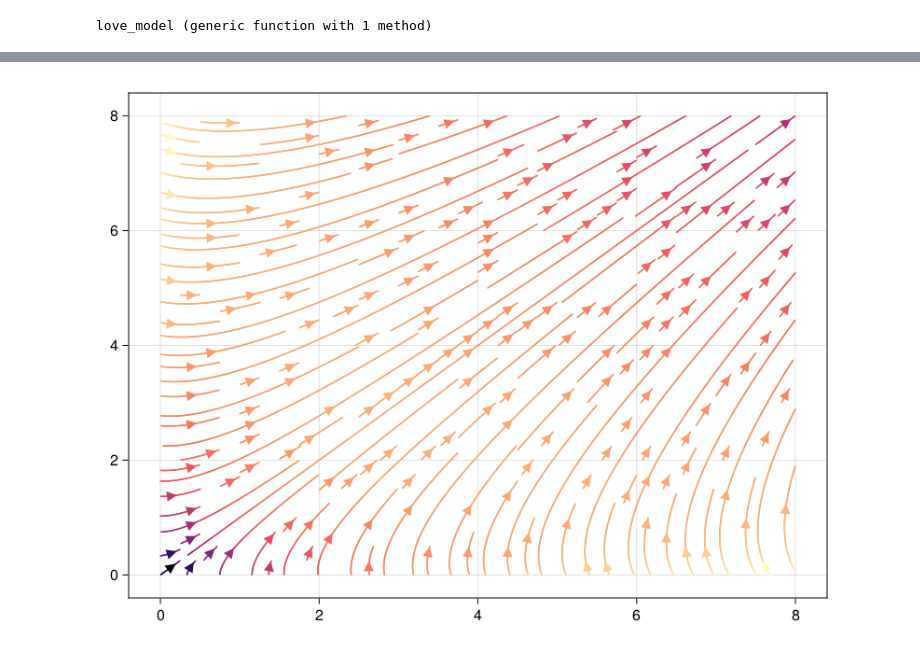
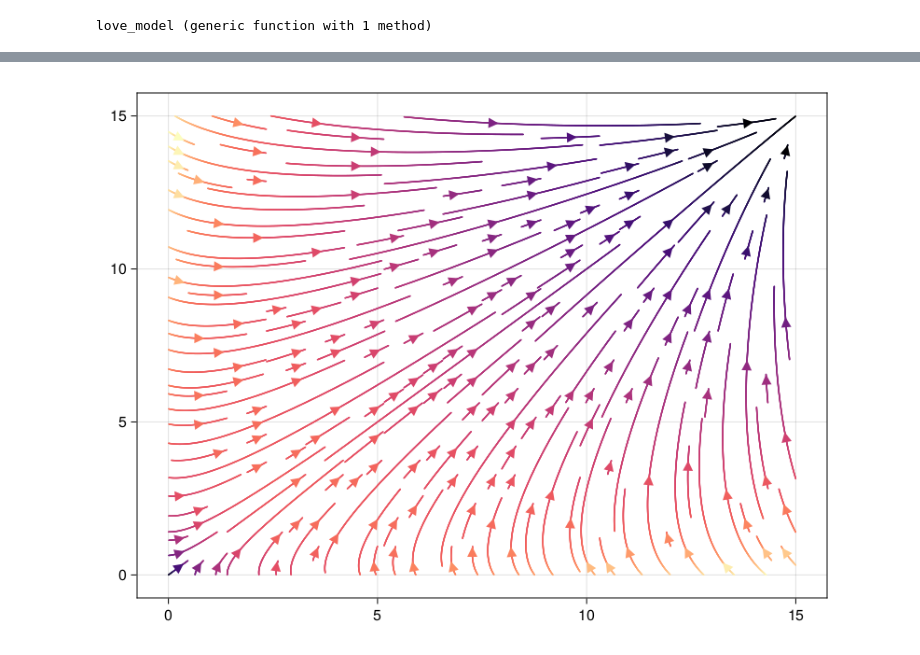
Before and after one commit to colinpcurtis/math142-project, a Jupyter notebook: SecureLovers.ipynb, the cells around one changed output, grey strips where cells are left out. Cells and saved outputs as stored; diff of their text form; code cells hidden in the pictures.

```diff
--- a/SecureLovers.ipynb
+++ b/SecureLovers.ipynb
@@ -51,24 +52,24 @@ plot(sol, linewidth=2, title ="Lover's Attraction vs Time", xaxis = "Time",
 # %%
 using CairoMakie
 
 
 struct LoveModelParams{T}
     A_1::T
     A_2::T
     alpha::T
     rho::T
     K::T
 end
 
 P = LoveModelParams(1., 1., 1., 1., 15.)
 
 f(u, P::LoveModelParams) = Point2f(
     - P.alpha * u[1] + P.rho * P.A_2 + P.K * R(u[2]),
     - P.alpha * u[2] + P.rho * P.A_1 + P.K * R(u[1])
 )
 
 f(x) = f(x, P)
 
-streamplot(f, 0..8., 0..8., colormap=:magma)
+streamplot(f, 0..15., 0..15., colormap=:magma)
 # %% [output]
-[figure, old version]
+[figure, new version]
```
Also changed, not shown: parts of 3 cells of this notebook, 2 other files.
